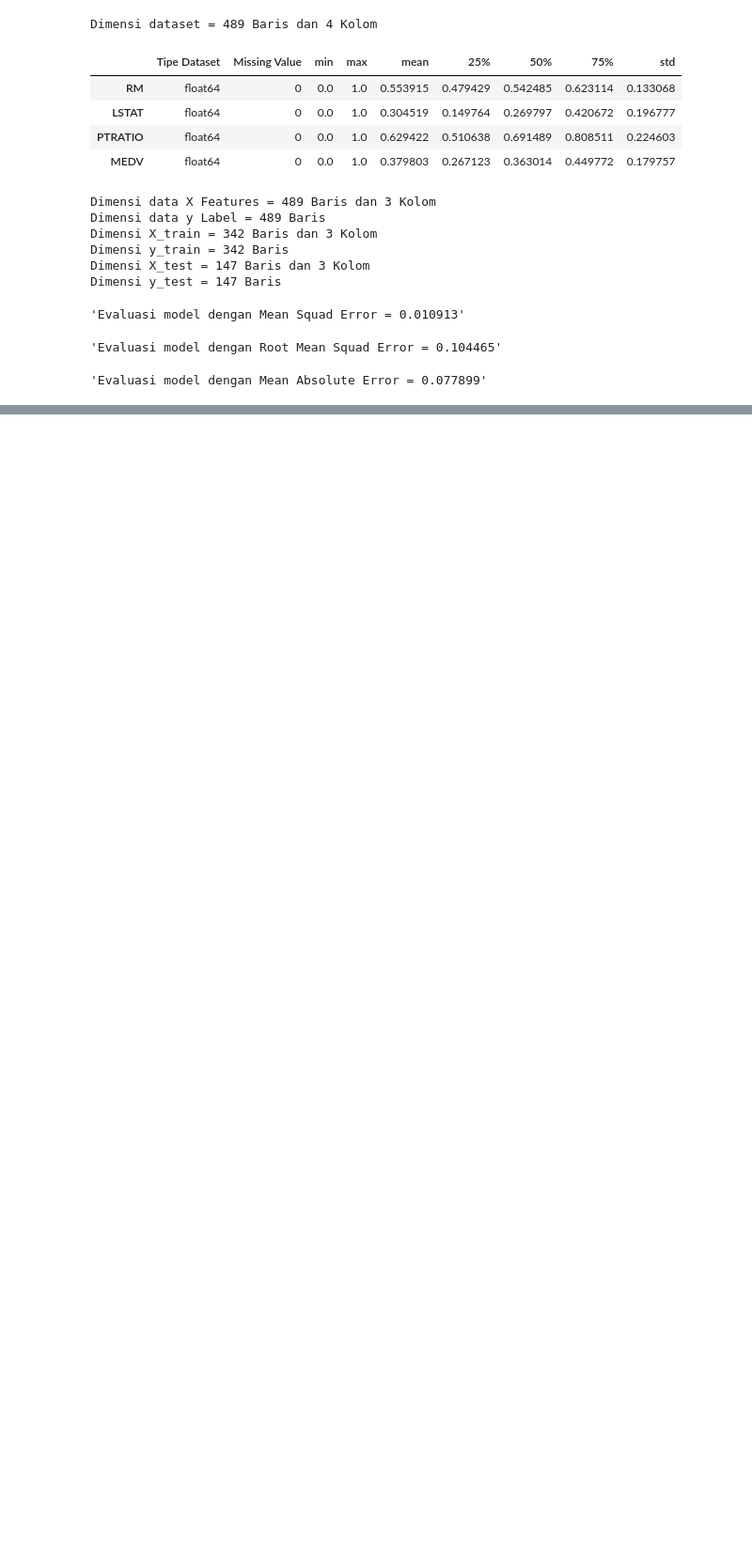
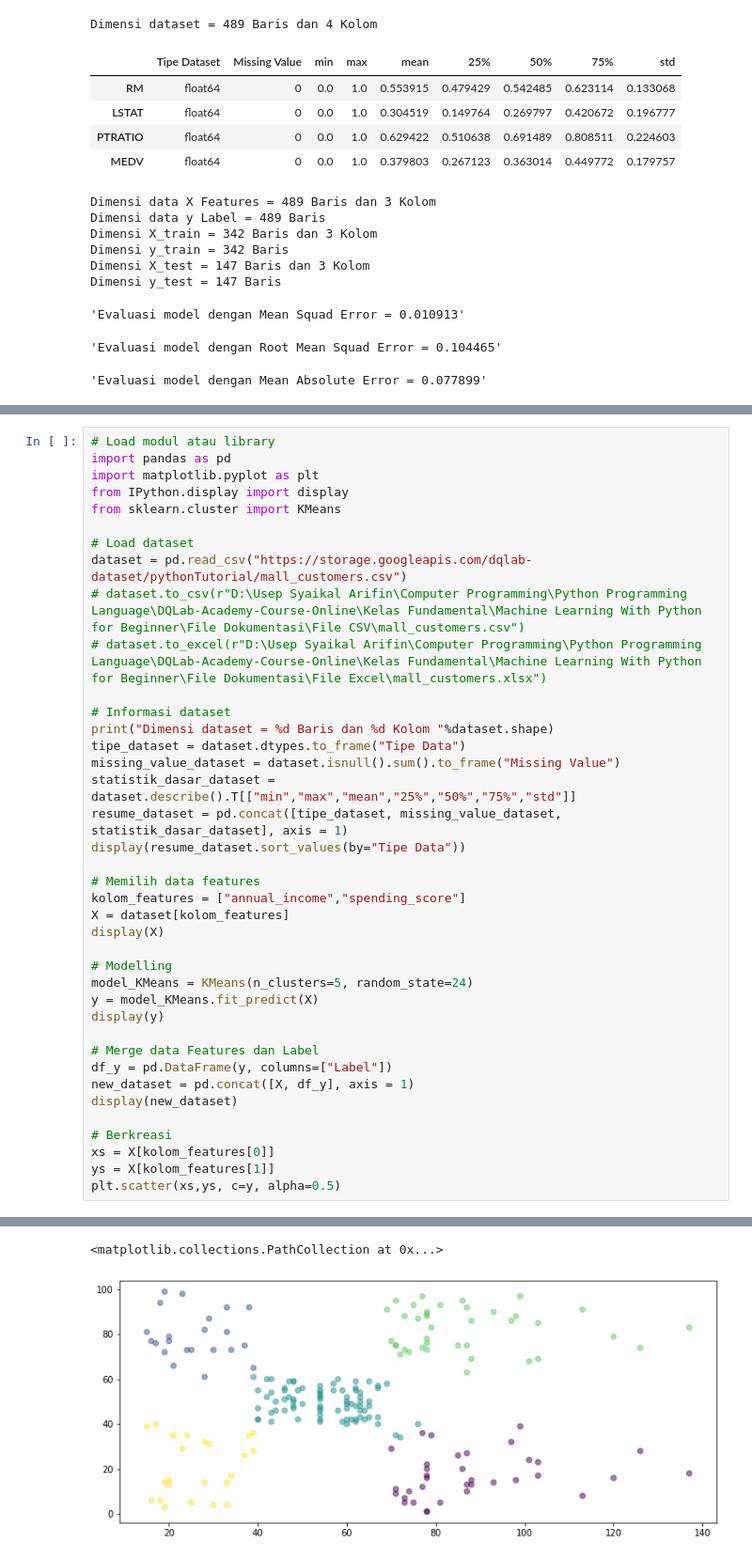
Before and after one commit to UsepSyaikalArifin/DQLab-Academy-Course-Online, a Jupyter notebook: Kelas Fundamental/Machine Learning With Python for Beginner/Jupyter Notebook/main.ipynb, the cells around one changed output, grey strips where cells are left out. Shown at 94% size. Saved outputs shown, nothing was run; the diff lists cells and outputs as text; blank space fills up the shorter version.

Commit message:
Unsupervised Learning Model

```diff
--- a/Kelas Fundamental/Machine Learning With Python for Beginner/Jupyter Notebook/main.ipynb
+++ b/Kelas Fundamental/Machine Learning With Python for Beginner/Jupyter Notebook/main.ipynb
@@ -1446,0 +1449,40 @@ Dimensi y_test = 147 Baris
+# %%
+# Load modul atau library
+import pandas as pd
+import matplotlib.pyplot as plt
+from IPython.display import display
+from sklearn.cluster import KMeans
+
+# Load dataset
+dataset = pd.read_csv("https://storage.googleapis.com/dqlab-dataset/pythonTutorial/mall_customers.csv")
+# dataset.to_csv(r"D:\Usep Syaikal Arifin\Computer Programming\Python Programming Language\DQLab-Academy-Course-Online\Kelas Fundamental\Machine Learning With Python for Beginner\File Dokumentasi\File CSV\mall_customers.csv")
+# dataset.to_excel(r"D:\Usep Syaikal Arifin\Computer Programming\Python Programming Language\DQLab-Academy-Course-Online\Kelas Fundamental\Machine Learning With Python for Beginner\File Dokumentasi\File Excel\mall_customers.xlsx")
+
+# Informasi dataset
+print("Dimensi dataset = %d Baris dan %d Kolom "%dataset.shape)
+tipe_dataset = dataset.dtypes.to_frame("Tipe Data")
+missing_value_dataset = dataset.isnull().sum().to_frame("Missing Value")
+statistik_dasar_dataset = dataset.describe().T[["min","max","mean","25%","50%","75%","std"]]
+resume_dataset = pd.concat([tipe_dataset, missing_value_dataset, statistik_dasar_dataset], axis = 1)
+display(resume_dataset.sort_values(by="Tipe Data"))
+
+# Memilih data features
+kolom_features = ["annual_income","spending_score"]
+X = dataset[kolom_features]
+display(X)
+
+# Modelling
+model_KMeans = KMeans(n_clusters=5, random_state=24)
+y = model_KMeans.fit_predict(X)
+display(y)
+
+# Merge data Features dan Label
+df_y = pd.DataFrame(y, columns=["Label"])
+new_dataset = pd.concat([X, df_y], axis = 1)
+display(new_dataset)
+
+# Berkreasi
+xs = X[kolom_features[0]]
+ys = X[kolom_features[1]]
+plt.scatter(xs,ys, c=y, alpha=0.5)
+# %% [output]
@@ -1446,0 +1532,2 @@ Dimensi y_test = 147 Baris
+<matplotlib.collections.PathCollection at 0x...>
+[figure, added]
```
Also changed, not shown: parts of 4 cells of this notebook, 2 other files.
